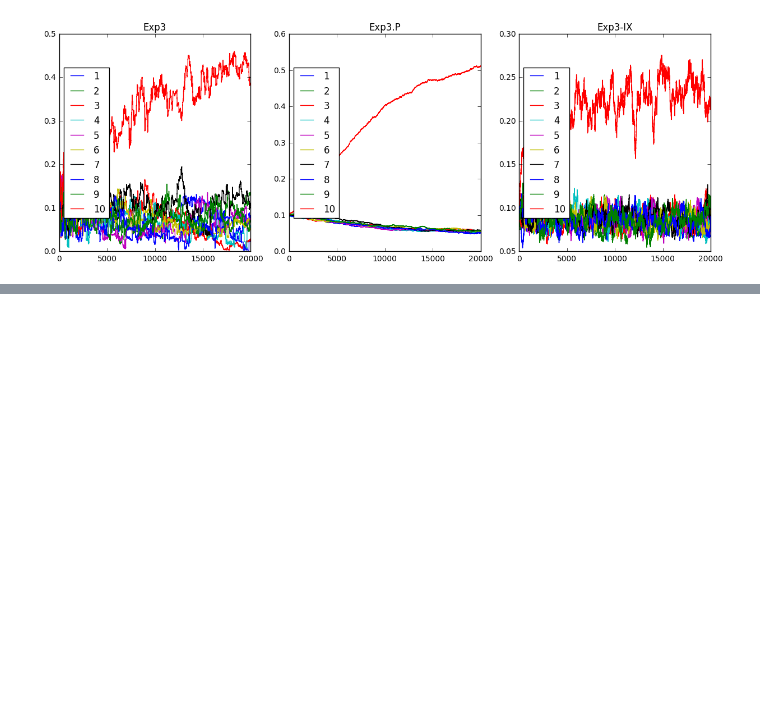
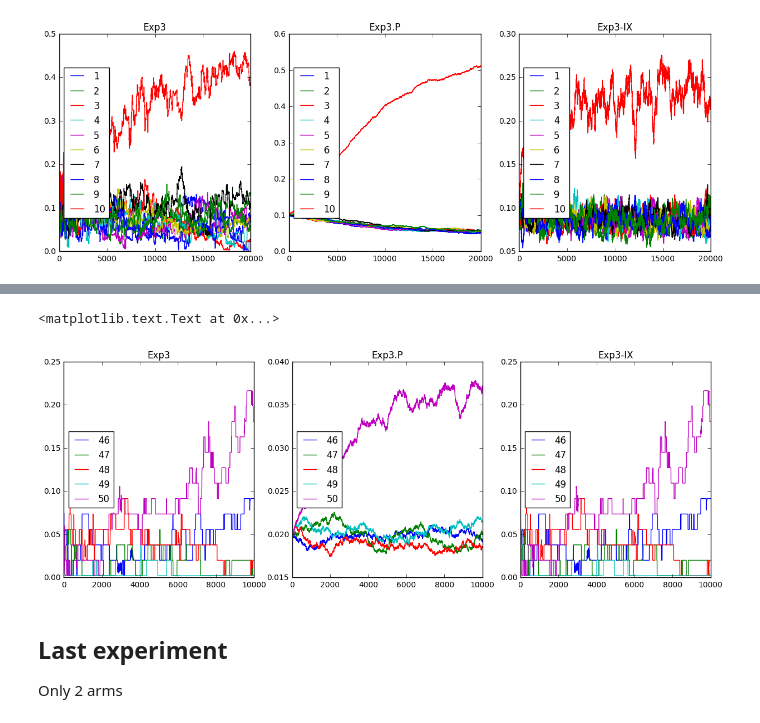
Before and after one commit to NicolasSchreuder/AdversarialBandit, a Jupyter notebook: StochasticBandit.ipynb, the cells around one changed output, grey strips where cells are left out. Cells and saved outputs as stored; diff of their text form; code cells hidden in the pictures; blank space fills up the shorter version.

```diff
--- a/StochasticBandit.ipynb
+++ b/StochasticBandit.ipynb
@@ -350,0 +266,26 @@ plt.legend(loc="upper left", bbox_to_anchor=(1., 1.))
+# %%
+plt.figure(figsize=(15, 5))
+
+plt.subplot(1, 3, 1)
+
+plt.plot(Prob[0][:, 45:50])
+plt.legend([i + 46 for i in range(10)], loc="center left")
+plt.title("Exp3")
+
+plt.subplot(1, 3, 2)
+
+plt.plot(Prob[1][:, 45:50])
+plt.legend([i + 46 for i in range(10)], loc="center left")
+plt.title("Exp3.P")
+
+plt.subplot(1, 3, 3)
+plt.plot(Prob[0][:, 45:50])
+plt.legend([i + 46 for i in range(10)], loc="center left")
+plt.title("Exp3-IX")
+# %% [output]
+<matplotlib.text.Text at 0x...>
+[figure, added]
+# %% [markdown]
+## Last experiment
+
+Only 2 arms
```
Also changed, not shown: parts of 32 cells of this notebook.
